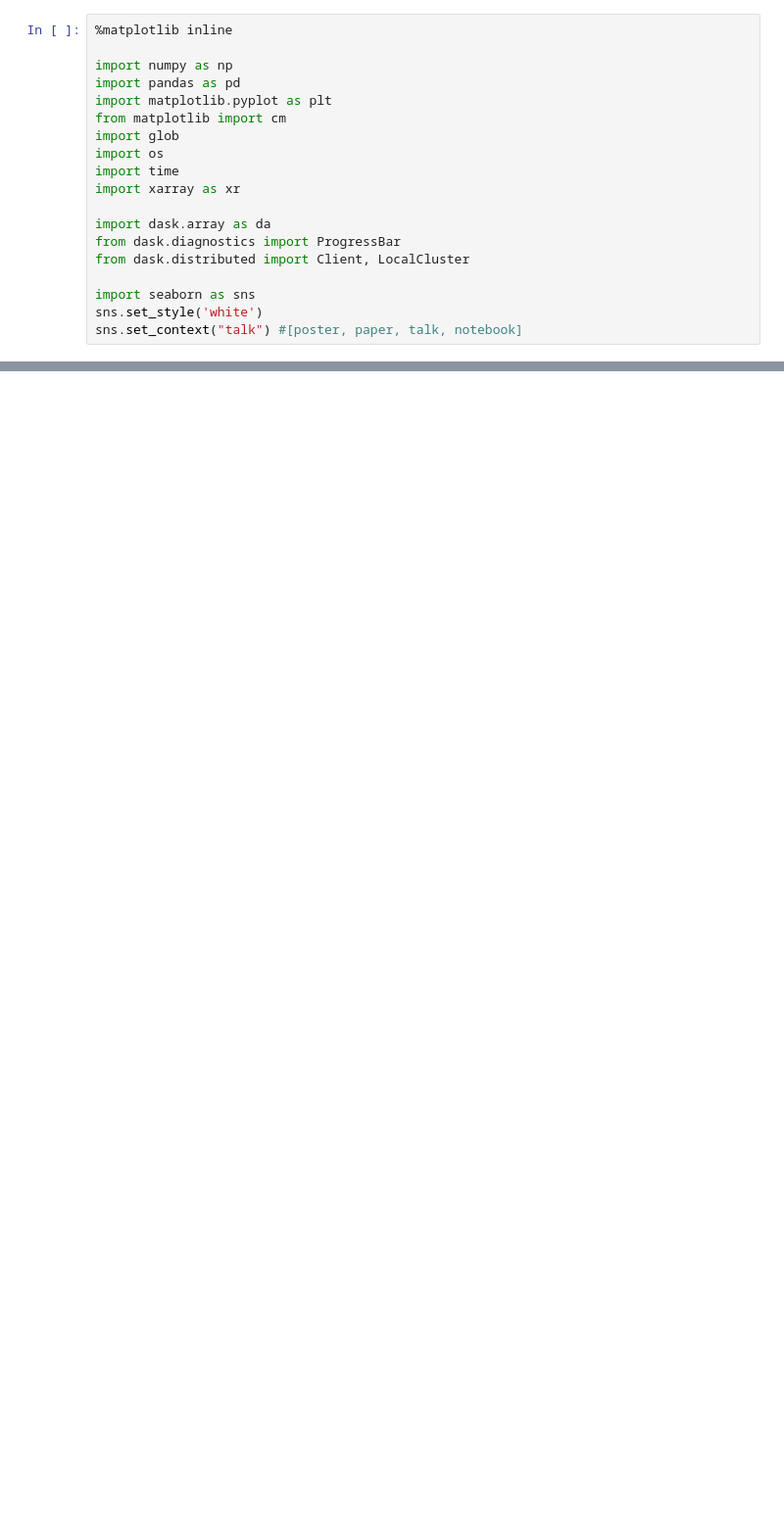
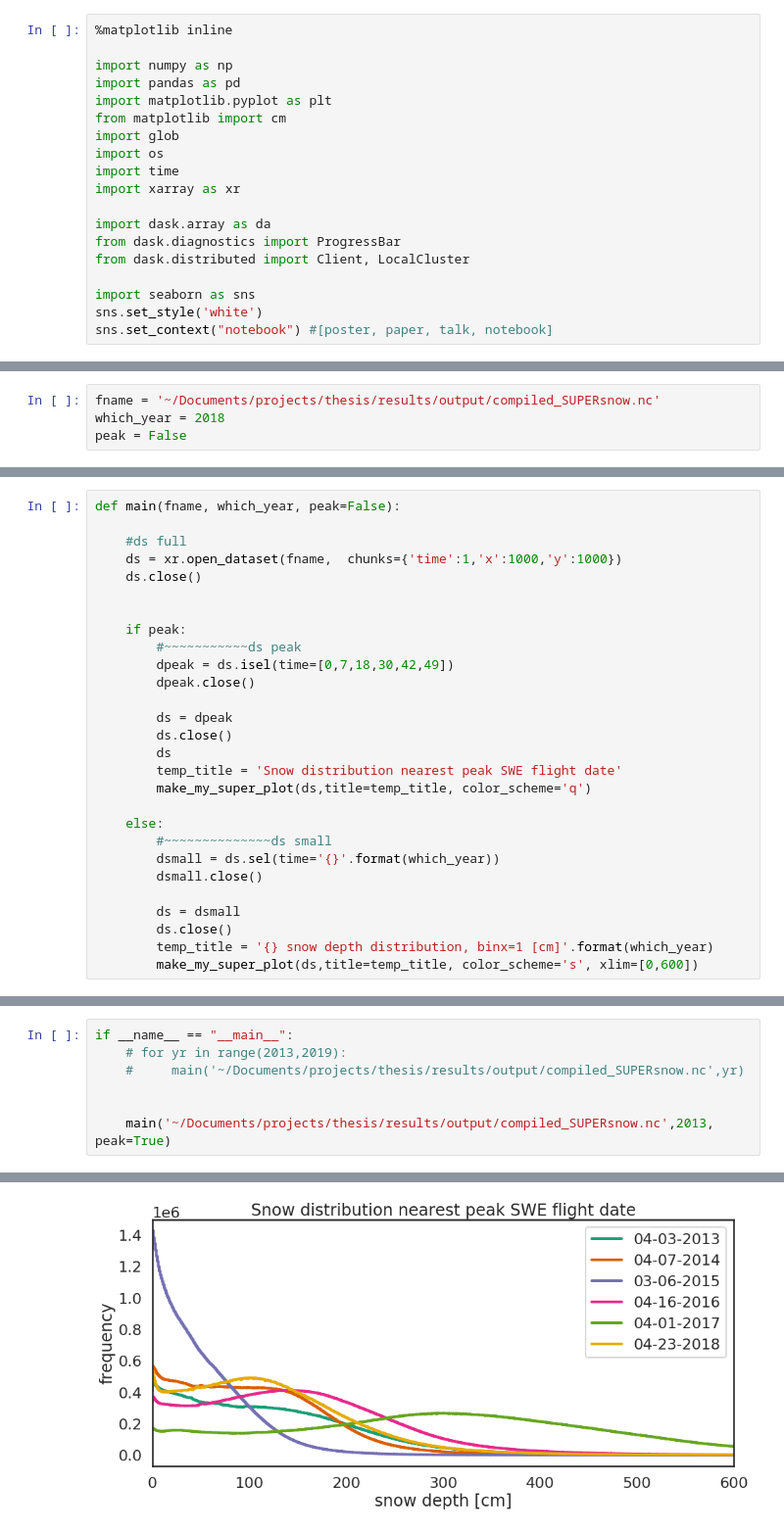
Before and after one commit to meganmason/jlabs, a Jupyter notebook: xarray/histogram.ipynb, the cells around one changed output, grey strips where cells are left out. Shown at 98% size. Drawn from its saved outputs; the diff is of its cells as text; blank space fills up the shorter version.

```diff
--- a/xarray/histogram.ipynb
+++ b/xarray/histogram.ipynb
@@ -16,4 +16,4 @@ from dask.distributed import Client, LocalCluster
 
 import seaborn as sns
 sns.set_style('white')
-sns.set_context("talk") #[poster, paper, talk, notebook]
+sns.set_context("notebook") #[poster, paper, talk, notebook]
@@ -163,0 +117,4 @@ with ProgressBar(): #SAVED FIGS FROM HERE
+# %%
+fname = '~/Documents/projects/thesis/results/output/compiled_SUPERsnow.nc'
+which_year = 2018
+peak = False
@@ -163,0 +123,28 @@ with ProgressBar(): #SAVED FIGS FROM HERE
+# %%
+def main(fname, which_year, peak=False):
+
+    #ds full
+    ds = xr.open_dataset(fname,  chunks={'time':1,'x':1000,'y':1000})
+    ds.close()
+
+
+    if peak:
+        #~~~~~~~~~~~ds peak
+        dpeak = ds.isel(time=[0,7,18,30,42,49])
+        dpeak.close()
+
+        ds = dpeak
+        ds.close()
+        ds
+        temp_title = 'Snow distribution nearest peak SWE flight date'
+        make_my_super_plot(ds,title=temp_title, color_scheme='q')
+
+    else:
+        #~~~~~~~~~~~~~~ds small
+        dsmall = ds.sel(time='{}'.format(which_year))
+        dsmall.close()
+
+        ds = dsmall
+        ds.close()
+        temp_title = '{} snow depth distribution, binx=1 [cm]'.format(which_year)
+        make_my_super_plot(ds,title=temp_title, color_scheme='s', xlim=[0,600])
@@ -163,0 +153,8 @@ with ProgressBar(): #SAVED FIGS FROM HERE
+# %%
+if __name__ == "__main__":
+    # for yr in range(2013,2019):
+    #     main('~/Documents/projects/thesis/results/output/compiled_SUPERsnow.nc',yr)
+
+
+    main('~/Documents/projects/thesis/results/output/compiled_SUPERsnow.nc',2013, peak=True)
+# %% [output]
@@ -163,0 +167 @@ with ProgressBar(): #SAVED FIGS FROM HERE
+[figure, added]
```
Also changed, not shown: parts of 20 cells of this notebook, 9 other files.
